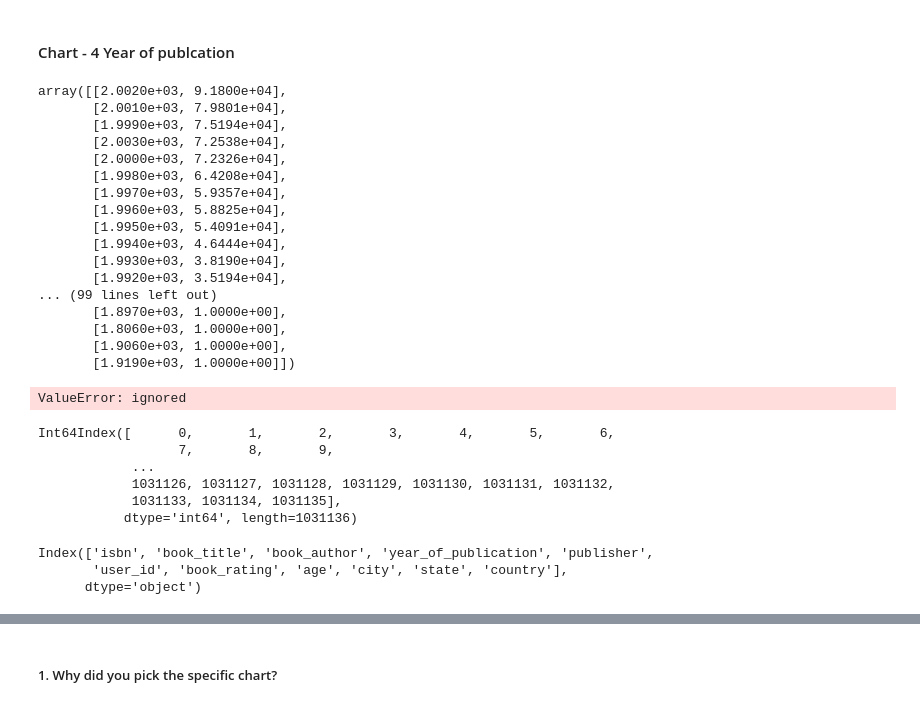
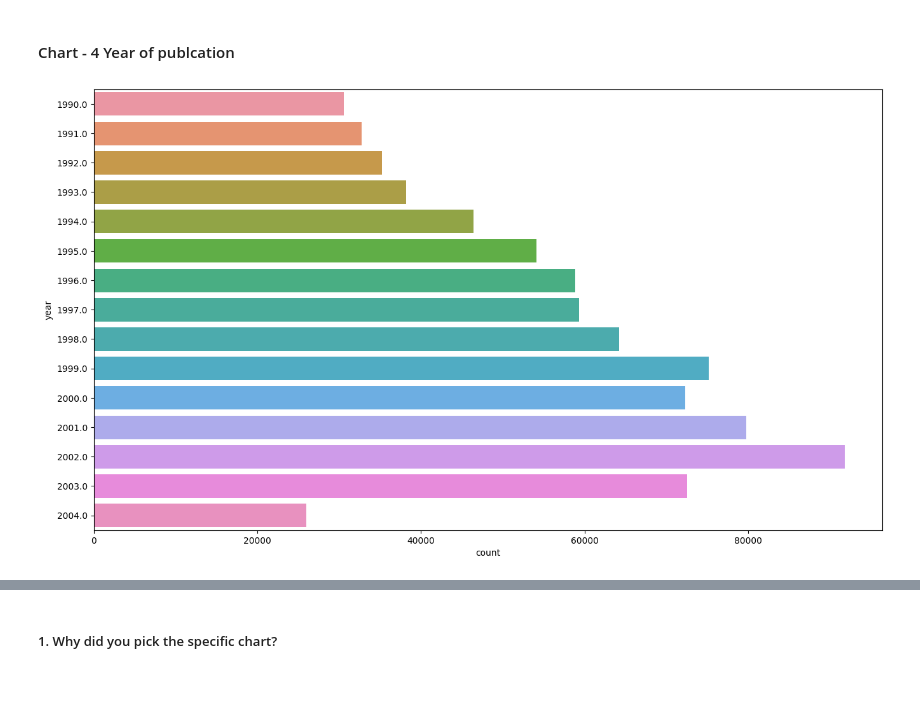
Before and after one commit to Jamal-1018/Book_Recommeder_System_Unsupervised_learning, a Jupyter notebook: Book_recommendation_sysytem_unsupervised.ipynb, the cells around one changed output, grey strips where cells are left out. Drawn from its saved outputs; the diff is of its cells as text; code cells hidden in the pictures.

```diff
--- a/Book_recommendation_sysytem_unsupervised.ipynb
+++ b/Book_recommendation_sysytem_unsupervised.ipynb
@@ -541,41 +539,11 @@ years = df['year_of_publication'].value_counts().reset_index()
-# %%
-years.values
-# %% [output]
-array([[2.0020e+03, 9.1800e+04],
-       [2.0010e+03, 7.9801e+04],
-       [1.9990e+03, 7.5194e+04],
-       [2.0030e+03, 7.2538e+04],
-       [2.0000e+03, 7.2326e+04],
-       [1.9980e+03, 6.4208e+04],
-       [1.9970e+03, 5.9357e+04],
-       [1.9960e+03, 5.8825e+04],
-       [1.9950e+03, 5.4091e+04],
-       [1.9940e+03, 4.6444e+04],
-       [1.9930e+03, 3.8190e+04],
-       [1.9920e+03, 3.5194e+04],
-... (99 lines left out)
-       [1.8970e+03, 1.0000e+00],
-       [1.8060e+03, 1.0000e+00],
-       [1.9060e+03, 1.0000e+00],
-       [1.9190e+03, 1.0000e+00]])
-# %%
-# Visualization of year of publication variable
-sns.barplot(x = years.index, y = years.values)
-plt.show()
-# %% [output]
-ValueError: ignored
-# %%
-df['year_of_publication'].index
-# %% [output]
-Int64Index([      0,       1,       2,       3,       4,       5,       6,
-                  7,       8,       9,
-            ...
-            1031126, 1031127, 1031128, 1031129, 1031130, 1031131, 1031132,
-            1031133, 1031134, 1031135],
-           dtype='int64', length=1031136)
-# %%
-df.columns
-# %% [output]
-Index(['isbn', 'book_title', 'book_author', 'year_of_publication', 'publisher',
-       'user_id', 'book_rating', 'age', 'city', 'state', 'country'],
-      dtype='object')
+# %%
+# Visualization of year of publication variable
+years = df['year_of_publication'].value_counts().reset_index()
+years.columns = ['year', 'count']
+years = years.sort_values(by = 'count', ascending = False).head(15)
+# %%
+plt.figure(figsize = (16,9))
+sns.barplot(data = years, x = 'count', y = 'year', orient = 'h')
+plt.show()
+# %% [output]
+[figure, added]
```
Also changed, not shown: parts of 2 cells of this notebook.
